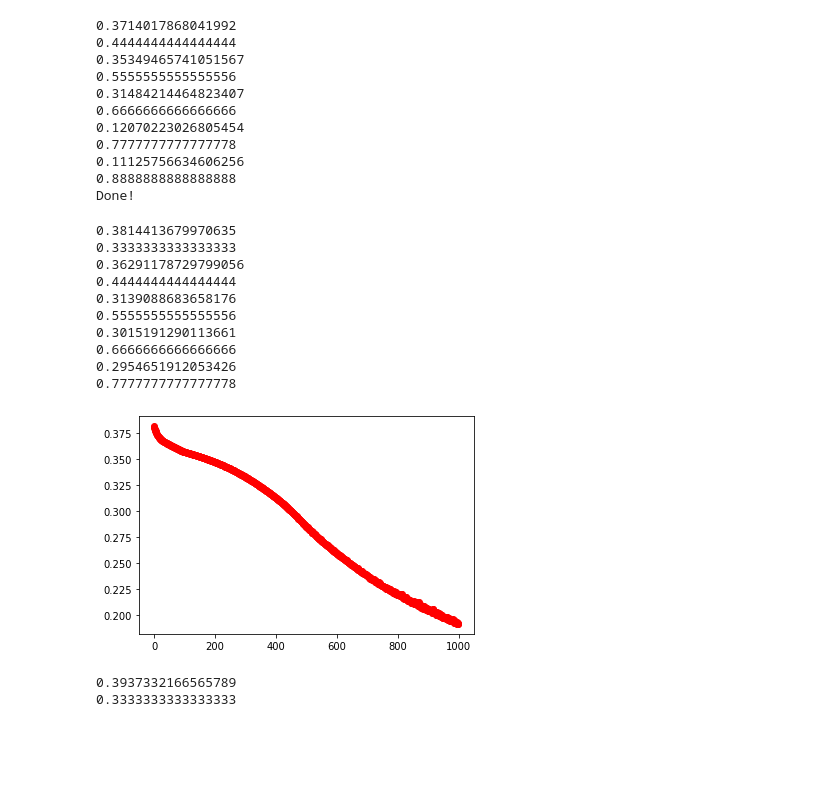
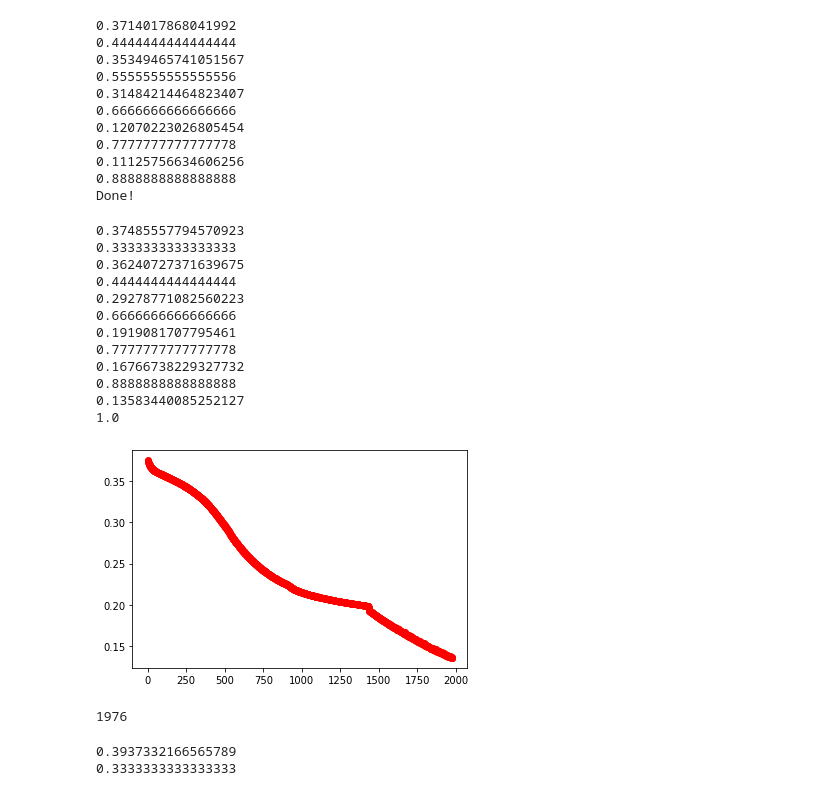
Before and after one commit to easilylazy/pattern-recognition, a Jupyter notebook: neuralNetwork/class3nn.ipynb, the cells around one changed output. Cells and saved outputs as stored; diff of their text form; code cells hidden in the pictures; blank space fills up the shorter version.

```diff
--- a/neuralNetwork/class3nn.ipynb
+++ b/neuralNetwork/class3nn.ipynb
@@ -196,33 +196,39 @@ Done!
 # %%
 model = NeuralNetwork().to(device)
 loss_fn = nn.CrossEntropyLoss()
 optimizer = torch.optim.SGD(model.parameters(), lr=1e-2)
-epochs = 1000
+epochs = 10000
 fig=plt.figure()
 maxCorrect=0
 for t in range(epochs):
 
     train(train_dataloader, model, loss_fn, optimizer)
     loss,correct=test(train_dataloader, model,t)
     if correct>maxCorrect:
         print(loss)
         print(correct)
         maxCorrect=correct
         if abs(maxCorrect-1)<1e-6:
             break
     plt.plot(t,loss,'o',color='r')
 # %% [output]
-0.3814413679970635
+0.37485557794570923
 0.3333333333333333
-0.36291178729799056
+0.36240727371639675
 0.4444444444444444
-0.3139088683658176
-0.5555555555555556
-0.3015191290113661
+0.29278771082560223
 0.6666666666666666
-0.2954651912053426
+0.1919081707795461
 0.7777777777777778
+0.16766738229327732
+0.8888888888888888
+0.13583440085252127
+1.0
-[figure, old version]
+[figure, new version]
+# %%
+print(t)
+# %% [output]
+1976
 # %%
 print(loss)
 print(maxCorrect)
```
Also changed, not shown: 1 other file.
